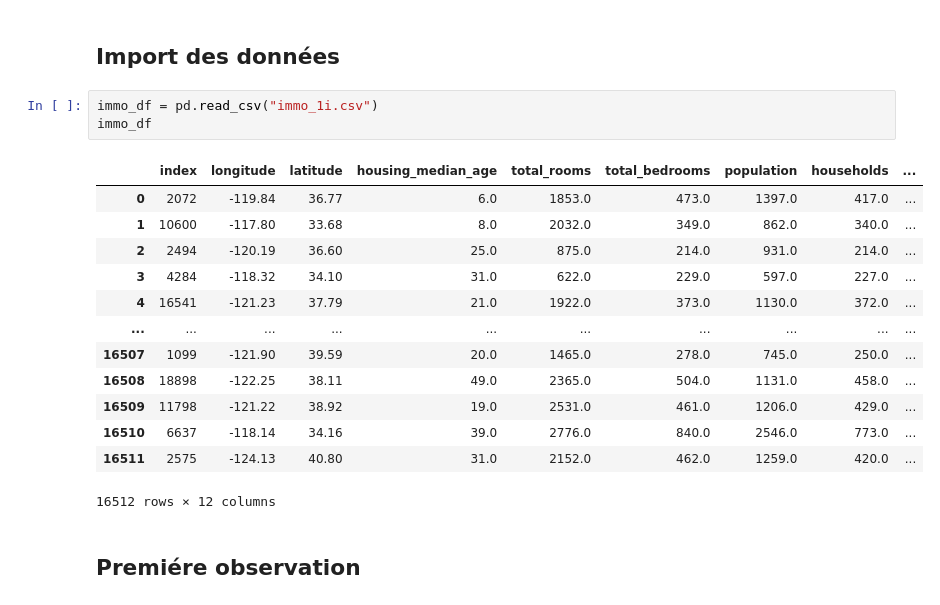
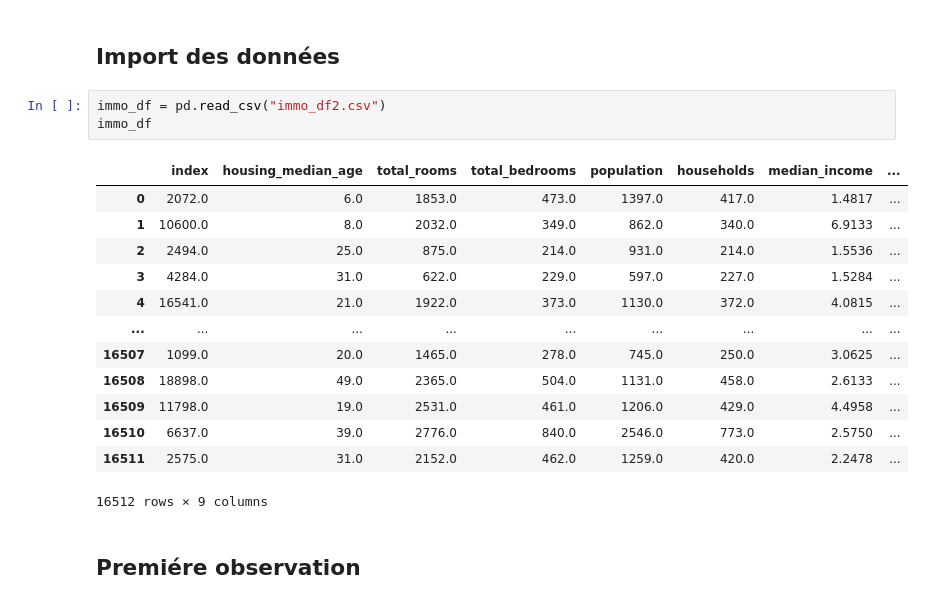
Before and after one commit to AliciaKairouani/Projet_immo, a Jupyter notebook: inférence.ipynb, the cells around one changed output. Cells and saved outputs as stored; diff of their text form.

```diff
--- a/inférence.ipynb
+++ b/inférence.ipynb
@@ -11,22 +11,22 @@ from sklearn.model_selection import train_test_split
 # %% [markdown]
 ## Import des données
 # %%
-immo_df = pd.read_csv("immo_1i.csv")
+immo_df = pd.read_csv("immo_df2.csv")
 immo_df
 # %% [output]
-|  | index | longitude | latitude | housing_median_age | total_rooms | total_bedrooms | population | households | ... |
-| 0 | 2072 | -119.84 | 36.77 | 6.0 | 1853.0 | 473.0 | 1397.0 | 417.0 | ... |
-| 1 | 10600 | -117.80 | 33.68 | 8.0 | 2032.0 | 349.0 | 862.0 | 340.0 | ... |
-| 2 | 2494 | -120.19 | 36.60 | 25.0 | 875.0 | 214.0 | 931.0 | 214.0 | ... |
-| 3 | 4284 | -118.32 | 34.10 | 31.0 | 622.0 | 229.0 | 597.0 | 227.0 | ... |
-| 4 | 16541 | -121.23 | 37.79 | 21.0 | 1922.0 | 373.0 | 1130.0 | 372.0 | ... |
-| ... | ... | ... | ... | ... | ... | ... | ... | ... | ... |
-| 16507 | 1099 | -121.90 | 39.59 | 20.0 | 1465.0 | 278.0 | 745.0 | 250.0 | ... |
-| 16508 | 18898 | -122.25 | 38.11 | 49.0 | 2365.0 | 504.0 | 1131.0 | 458.0 | ... |
-| 16509 | 11798 | -121.22 | 38.92 | 19.0 | 2531.0 | 461.0 | 1206.0 | 429.0 | ... |
-| 16510 | 6637 | -118.14 | 34.16 | 39.0 | 2776.0 | 840.0 | 2546.0 | 773.0 | ... |
-| 16511 | 2575 | -124.13 | 40.80 | 31.0 | 2152.0 | 462.0 | 1259.0 | 420.0 | ... |
+|  | index | housing_median_age | total_rooms | total_bedrooms | population | households | median_income | ... |
+| 0 | 2072.0 | 6.0 | 1853.0 | 473.0 | 1397.0 | 417.0 | 1.4817 | ... |
+| 1 | 10600.0 | 8.0 | 2032.0 | 349.0 | 862.0 | 340.0 | 6.9133 | ... |
+| 2 | 2494.0 | 25.0 | 875.0 | 214.0 | 931.0 | 214.0 | 1.5536 | ... |
+| 3 | 4284.0 | 31.0 | 622.0 | 229.0 | 597.0 | 227.0 | 1.5284 | ... |
+| 4 | 16541.0 | 21.0 | 1922.0 | 373.0 | 1130.0 | 372.0 | 4.0815 | ... |
+| ... | ... | ... | ... | ... | ... | ... | ... | ... |
+| 16507 | 1099.0 | 20.0 | 1465.0 | 278.0 | 745.0 | 250.0 | 3.0625 | ... |
+| 16508 | 18898.0 | 49.0 | 2365.0 | 504.0 | 1131.0 | 458.0 | 2.6133 | ... |
+| 16509 | 11798.0 | 19.0 | 2531.0 | 461.0 | 1206.0 | 429.0 | 4.4958 | ... |
+| 16510 | 6637.0 | 39.0 | 2776.0 | 840.0 | 2546.0 | 773.0 | 2.5750 | ... |
+| 16511 | 2575.0 | 31.0 | 2152.0 | 462.0 | 1259.0 | 420.0 | 2.2478 | ... |
-16512 rows × 12 columns
+16512 rows × 9 columns
 # %% [markdown]
 ## Premiére observation
 # %%
```
Also changed, not shown: parts of 5 cells of this notebook, 15 other files.
